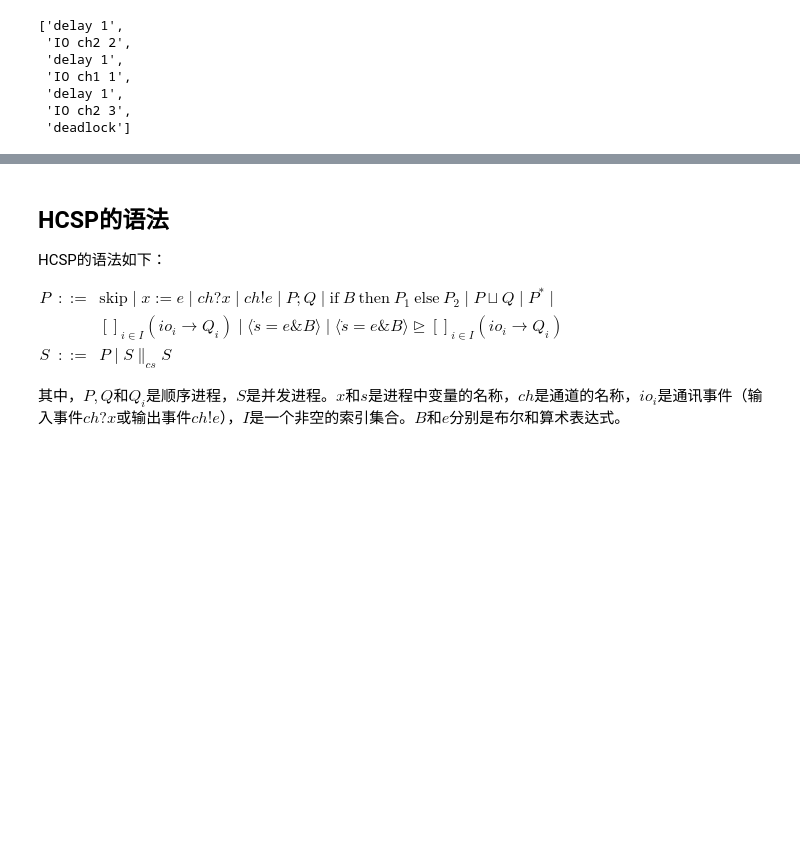
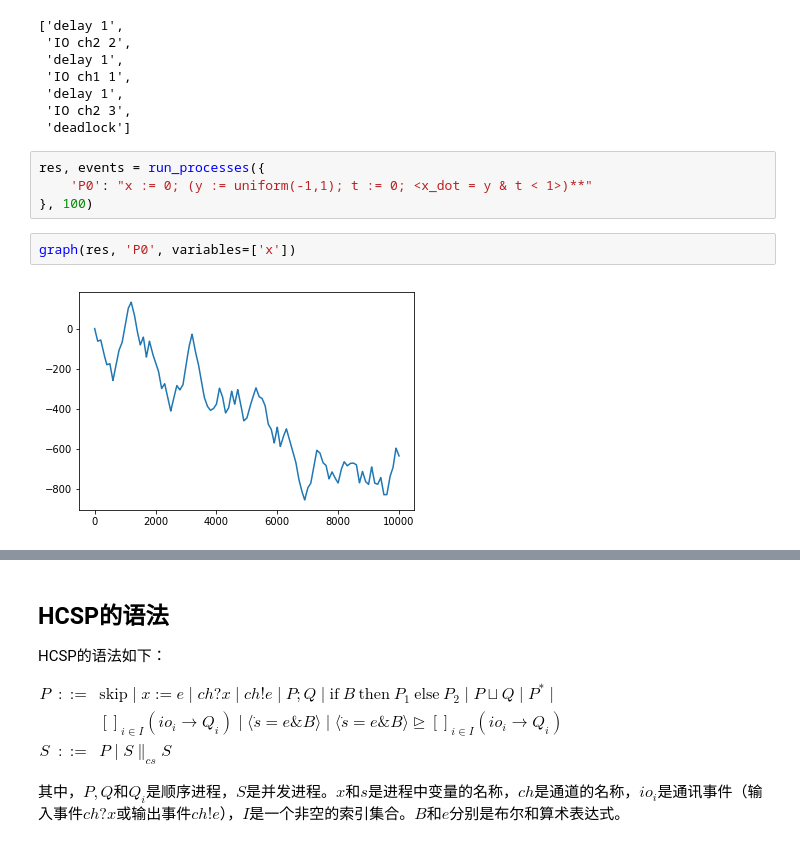
Before and after one commit to bzhan/mars, a Jupyter notebook: Tutorial.ipynb, the cells around one changed output, grey strips where cells are left out. Cells and saved outputs as stored; diff of their text form; blank space fills up the shorter version.

Commit message:
Add bernoulli and uniform.

```diff
--- a/Tutorial.ipynb
+++ b/Tutorial.ipynb
@@ -266,3 +266,11 @@ events
  'delay 1',
  'IO ch2 3',
  'deadlock']
+# %%
+res, events = run_processes({
+    'P0': "x := 0; (y := uniform(-1,1); t := 0; <x_dot = y & t < 1>)**"
+}, 100)
+# %%
+graph(res, 'P0', variables=['x'])
+# %% [output]
+[figure, added]
```
Also changed, not shown: parts of 1 cell of this notebook, 2 other files.
